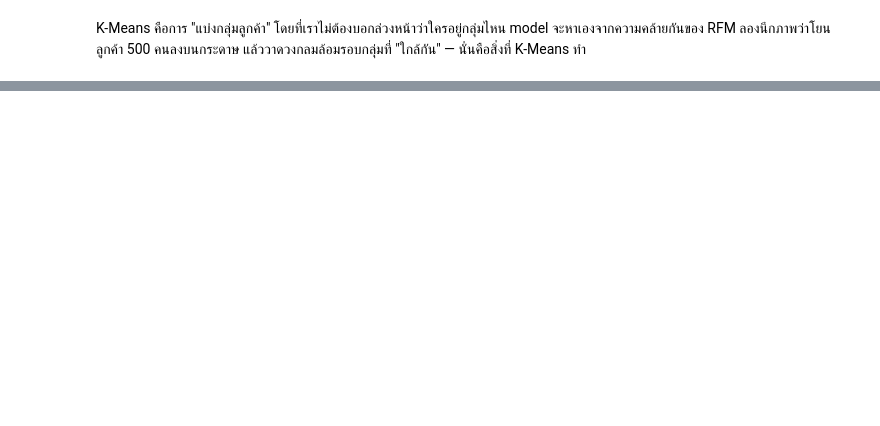
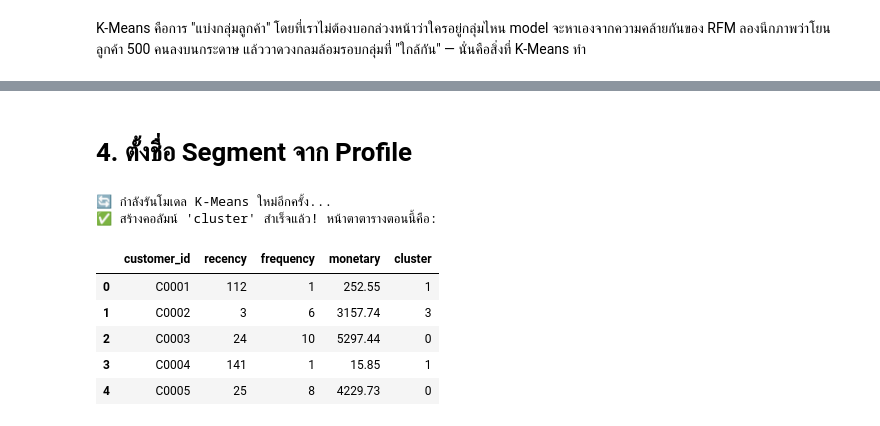
Before and after one commit to ksirithon2604-Beer/smart-promo-targeting, a Jupyter notebook: notebooks/02_clustering.ipynb, the cells around one changed output, grey strips where cells are left out. Cells and saved outputs as stored; diff of their text form; code cells hidden in the pictures; blank space fills up the shorter version.

```diff
--- a/notebooks/02_clustering.ipynb
+++ b/notebooks/02_clustering.ipynb
@@ -261,0 +155,16 @@ plt.show()
+# %%
+print("\n" + "─" * 50)
+print("  SECTION 3 — Train K-Means k=4")
+print("─" * 50)
+
+K      = 4
+kmeans = KMeans(n_clusters=K, random_state=42, n_init=10)
+rfm['cluster'] = kmeans.fit_predict(X_scaled)
+
+sil_final = silhouette_score(X_scaled, rfm['cluster'])
+
+print(f"\n✅ K-Means Trained")
+print(f"   Final Inertia    : {kmeans.inertia_:.2f}")
+print(f"   Silhouette Score : {sil_final:.4f}")
+print(f"\nจำนวนลูกค้าต่อ cluster:")
+print(rfm['cluster'].value_counts().sort_index())
@@ -261,0 +187,33 @@ plt.show()
+# %% [markdown]
+# 4. ตั้งชื่อ Segment จาก Profile
+# %%
+import numpy as np
+from sklearn.preprocessing import StandardScaler
+from sklearn.cluster import KMeans
+
+print("🔄 กำลังรันโมเดล K-Means ใหม่อีกครั้ง...")
+
+# 1. เลือกฟีเจอร์และจัดการข้อมูลเบ้ (Log Transform)
+features = ['recency', 'frequency', 'monetary']
+X = rfm[features]
+X_log = np.log1p(X)
+
+# 2. ปรับสเกลข้อมูล (Standardization)
+scaler = StandardScaler()
+X_scaled = scaler.fit_transform(X_log)
+
+# 3. จัดกลุ่มลูกค้าด้วย K-Means (K=4)
+kmeans = KMeans(n_clusters=4, random_state=42, n_init=10)
+rfm['cluster'] = kmeans.fit_predict(X_scaled)
+
+print("✅ สร้างคอลัมน์ 'cluster' สำเร็จแล้ว! หน้าตาตารางตอนนี้คือ:")
+display(rfm[['customer_id', 'recency', 'frequency', 'monetary', 'cluster']].head())
+# %% [output]
+🔄 กำลังรันโมเดล K-Means ใหม่อีกครั้ง...
+✅ สร้างคอลัมน์ 'cluster' สำเร็จแล้ว! หน้าตาตารางตอนนี้คือ:
+|  | customer_id | recency | frequency | monetary | cluster |
+| 0 | C0001 | 112 | 1 | 252.55 | 1 |
+| 1 | C0002 | 3 | 6 | 3157.74 | 3 |
+| 2 | C0003 | 24 | 10 | 5297.44 | 0 |
+| 3 | C0004 | 141 | 1 | 15.85 | 1 |
+| 4 | C0005 | 25 | 8 | 4229.73 | 0 |
```
Also changed, not shown: parts of 36 cells of this notebook.
